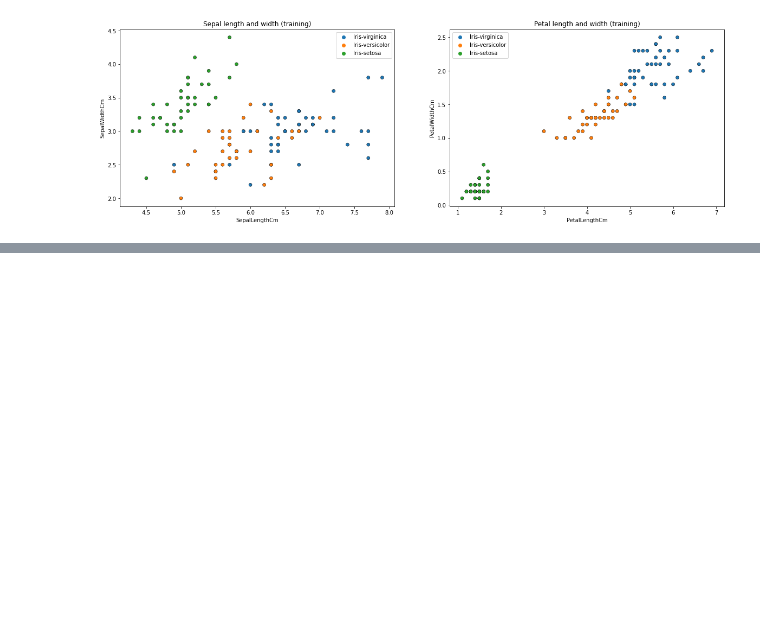
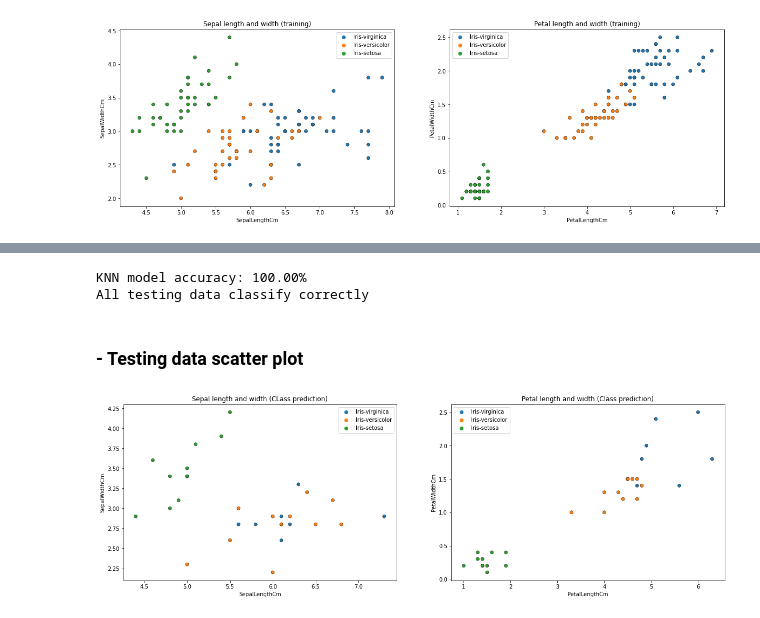
Before and after one commit to BryanChin991/Machine-Learning-Python, a Jupyter notebook: knn-checkpoint.ipynb, the cells around one changed output, grey strips where cells are left out. Drawn from its saved outputs; the diff is of its cells as text; code cells hidden in the pictures; blank space fills up the shorter version.

```diff
--- a/knn-checkpoint.ipynb
+++ b/knn-checkpoint.ipynb
@@ -67,0 +91,4 @@ class KNN:
+# %%
+def Euclidean(x1, x2):
+    # d = √ [ (x 2 – x 1) 2 + (y 2 – y 1) 2 ]
+    return np.sqrt(np.sum((x1-x2)**2))
@@ -67,0 +117,25 @@ class KNN:
+# %%
+model = KNN(k=3)
+# need to convert dataframe to numpy array
+model.fit(X_train.to_numpy(), y_train)
+pred = model.predict(X_valid.to_numpy())
+
+acc = np.sum(pred == y_valid) / len(y_valid)
+print(f'KNN model accuracy: {accuracy*100:.2f}%')
+print('All testing data classify correctly')
+# %% [output]
+KNN model accuracy: 100.00%
+All testing data classify correctly
+# %% [markdown]
+### - Testing data scatter plot
+# %%
+cat = Species[pred]
+
+fig, ax = plt.subplots(1, 2, figsize=(20,6))
+sns.scatterplot(x=X_valid.SepalLengthCm, y=X_valid.SepalWidthCm, hue=cat, edgecolor='k', ax=ax[0])
+sns.scatterplot(x=X_valid.PetalLengthCm, y=X_valid.PetalWidthCm, hue=cat, edgecolor='k', ax=ax[1])
+ax[0].set_title('Sepal length and width (CLass prediction)')
+ax[1].set_title('Petal length and width (Class prediction)')
+plt.show()
+# %% [output]
+[figure, added]
```
Also changed, not shown: parts of 18 cells of this notebook.
